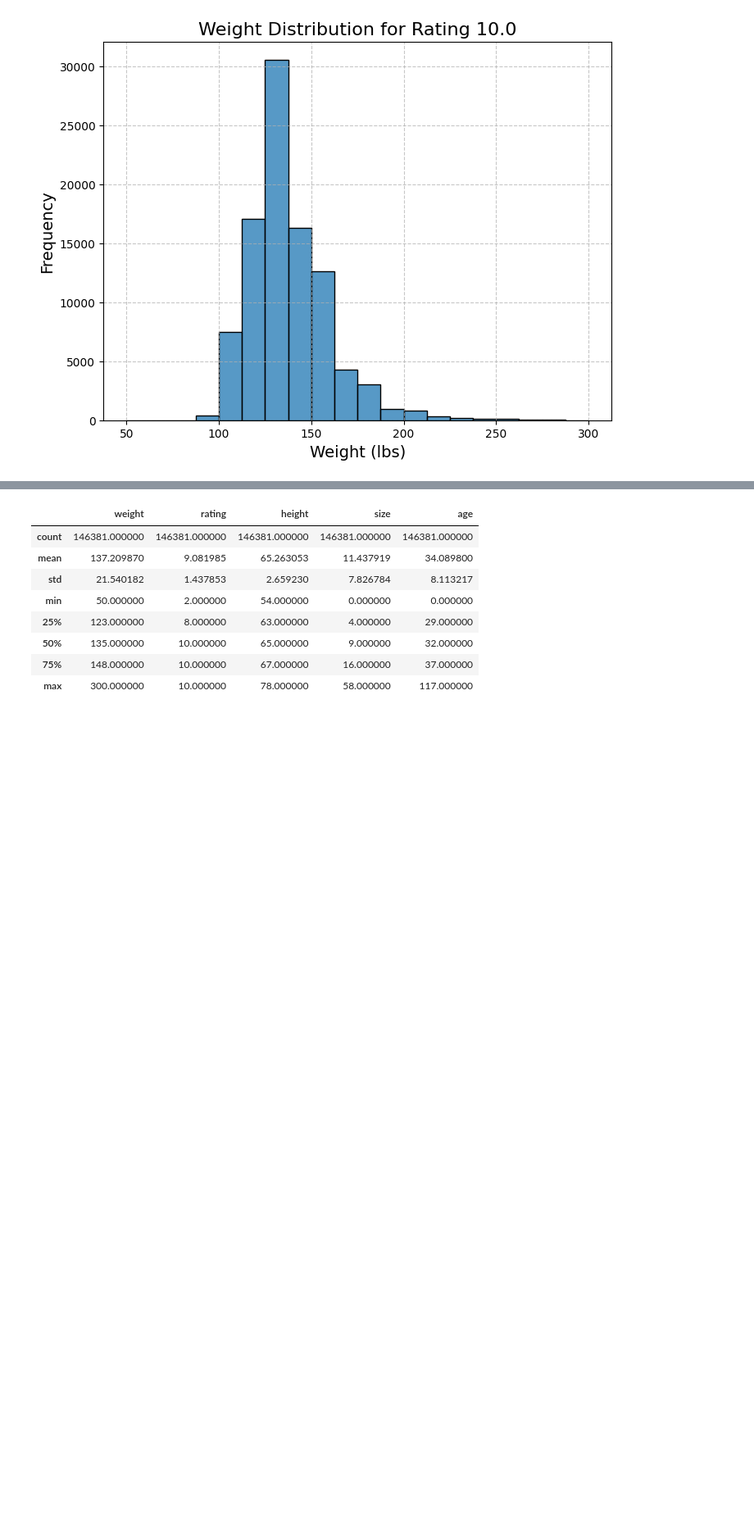
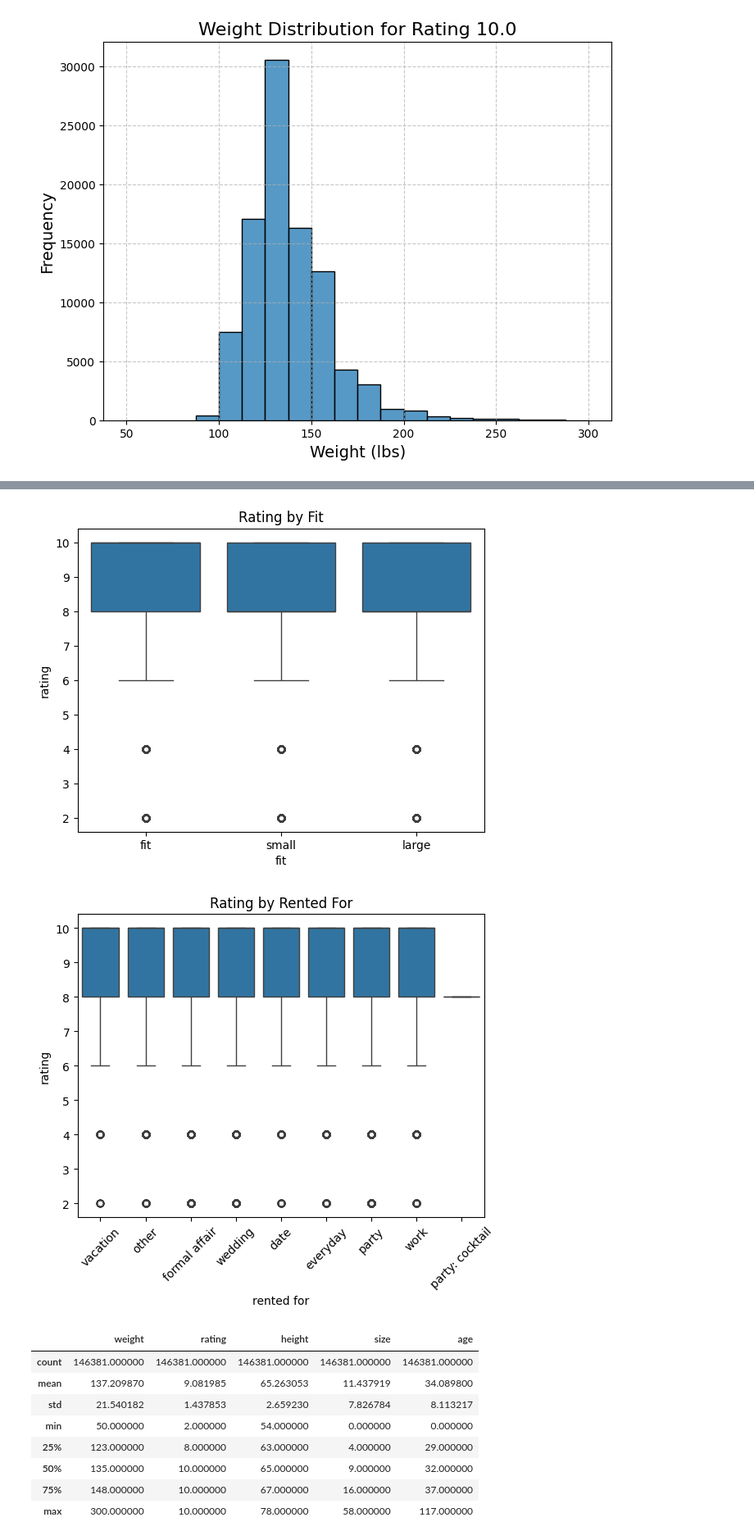
Before and after one commit to jiho-98/CSE158, a Jupyter notebook: ipynb/assignment2.ipynb, the cells around one changed output, grey strips where cells are left out. Shown at 82% size. Cells and saved outputs as stored; diff of their text form; code cells hidden in the pictures; blank space fills up the shorter version.

```diff
--- a/ipynb/assignment2.ipynb
+++ b/ipynb/assignment2.ipynb
@@ -439,3 +490,15 @@ plt.show()
+# %%
+sns.boxplot(x='fit', y='rating', data=df)
+plt.title('Rating by Fit')
+plt.show()
+
+sns.boxplot(x='rented for', y='rating', data=df)
+plt.title('Rating by Rented For')
+plt.xticks(rotation=45)
+plt.show()
+# %% [output]
+[figure, added]
+[figure, added]
 # %%
 df.describe()
 # %% [output]
```
Also changed, not shown: parts of 5 cells of this notebook.
